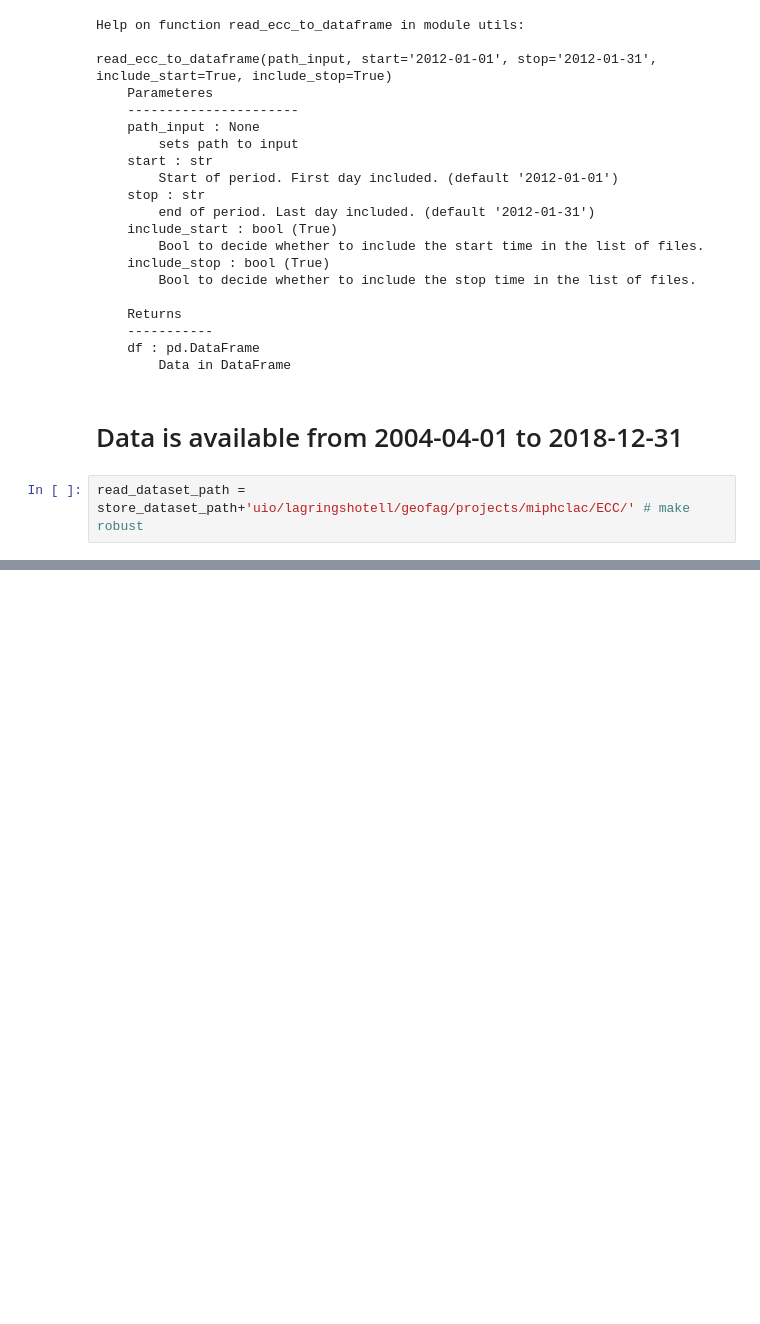
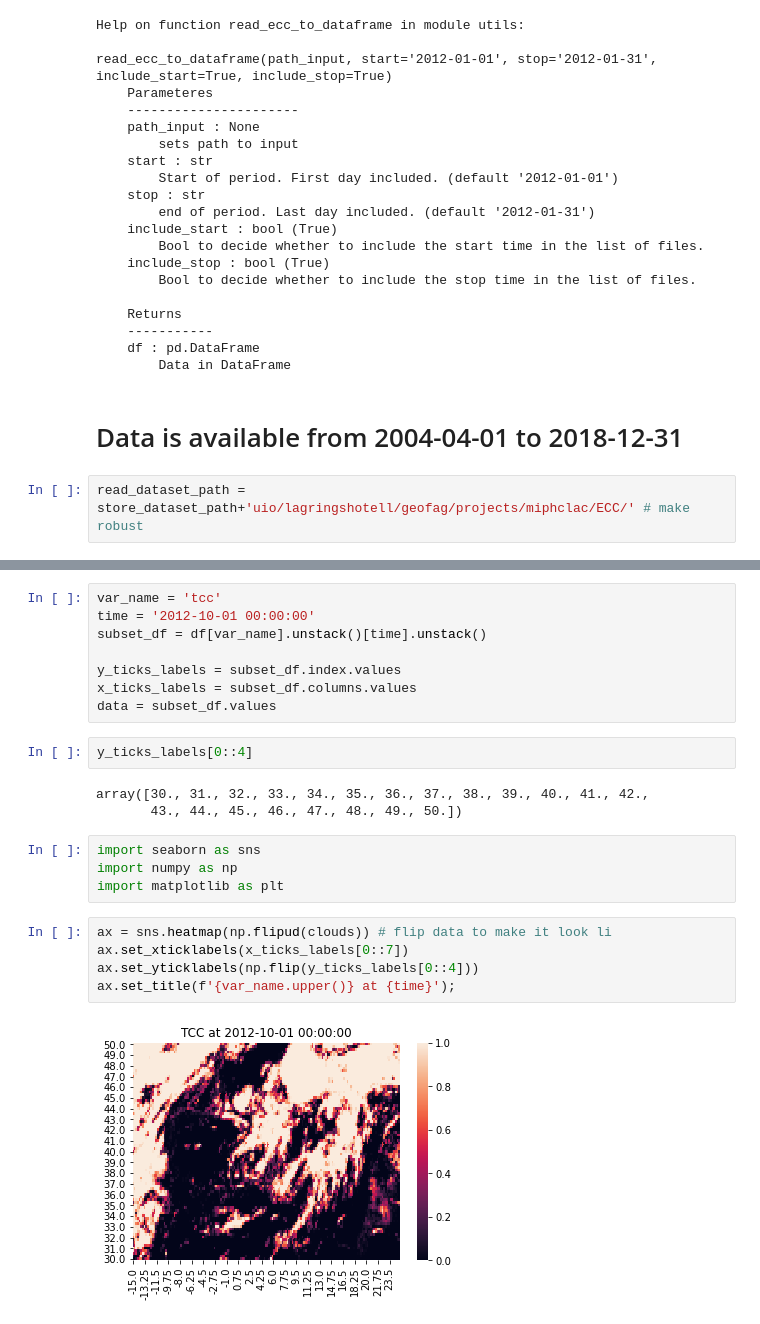
Before and after one commit to simula/european-cloud-cover, a Jupyter notebook: Read_ECC.ipynb, the cells around one changed output, grey strips where cells are left out. Saved outputs shown, nothing was run; the diff lists cells and outputs as text; blank space fills up the shorter version.

```diff
--- a/Read_ECC.ipynb
+++ b/Read_ECC.ipynb
@@ -79,0 +86,24 @@ df
+# %%
+var_name = 'tcc'
+time = '2012-10-01 00:00:00'
+subset_df = df[var_name].unstack()[time].unstack()
+
+y_ticks_labels = subset_df.index.values
+x_ticks_labels = subset_df.columns.values
+data = subset_df.values
+# %%
+y_ticks_labels[0::4]
+# %% [output]
+array([30., 31., 32., 33., 34., 35., 36., 37., 38., 39., 40., 41., 42.,
+       43., 44., 45., 46., 47., 48., 49., 50.])
+# %%
+import seaborn as sns
+import numpy as np
+import matplotlib as plt
+# %%
+ax = sns.heatmap(np.flipud(clouds)) # flip data to make it look li
+ax.set_xticklabels(x_ticks_labels[0::7])
+ax.set_yticklabels(np.flip(y_ticks_labels[0::4]))
+ax.set_title(f'{var_name.upper()} at {time}');
+# %% [output]
+[figure, added]
```
Also changed, not shown: parts of 5 cells of this notebook, 2 other files.
